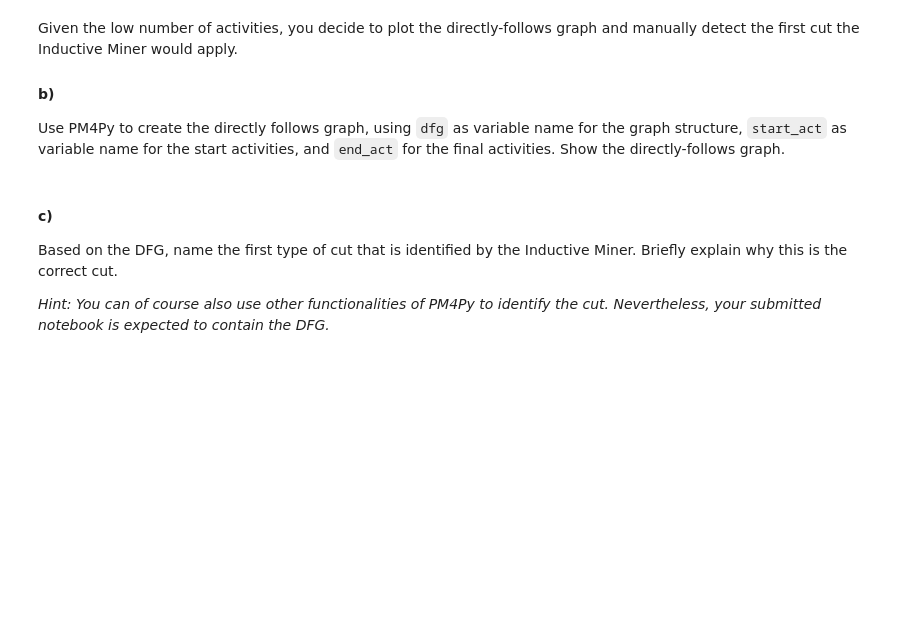
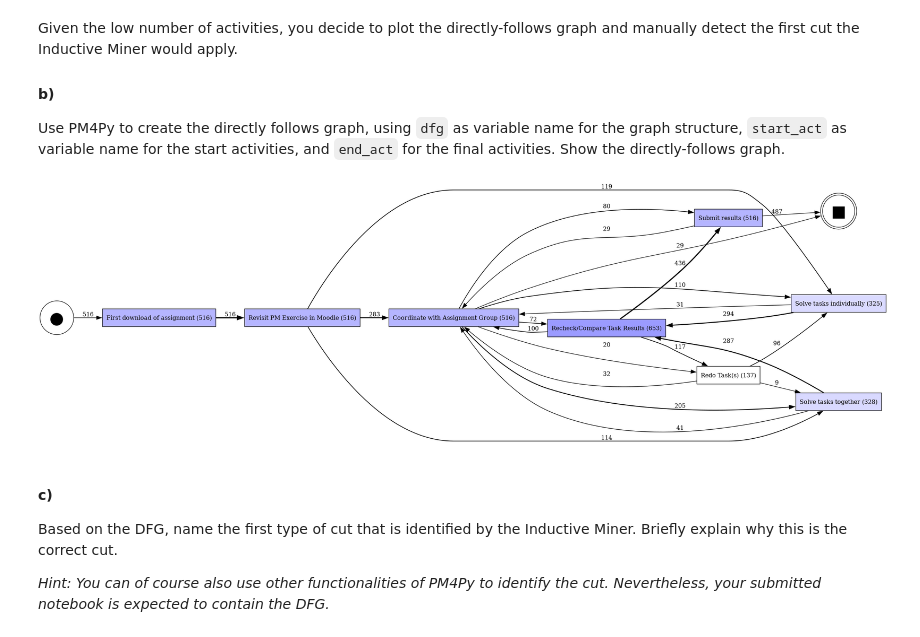
Before and after one commit to sillyduckyluck/IDS_part_2, a Jupyter notebook: Part_2/Q3_Process_Mining.ipynb, the cells around one changed output. Cells and saved outputs as stored; diff of their text form; code cells hidden in the pictures; blank space fills up the shorter version.

```diff
--- a/Part_2/Q3_Process_Mining.ipynb
+++ b/Part_2/Q3_Process_Mining.ipynb
@@ -59,4 +59,14 @@ The event log should be imported as a pandas dataframe which is a PM4Py suitable
 * `case_count`: How many groups took Part II of the assignment in Wintersemester 2021/2022?
 * `activity_count`: How many unique activities were logged?
 # %%
-# YOUR CODE HERE
+log_groups = pd.read_csv("./datasets/q3_event_log_pt1.csv")
+display(log_groups.head())
+print(f"there were %s different activiities" % (log_groups['Activity'].nunique()))
+print(f"there were %s different groups" % (log_groups['Group Number'].nunique()))
+
+log_groups2 = pd.DataFrame()
+
+log_groups2['Timestamp'] = pd.to_datetime(log_groups['Timestamp'])
+log_groups2['Activity'] = log_groups['Activity'].astype('string')
+log_groups2['ID'] = log_groups['Group Number'].astype('string')
+print(log_groups2.dtypes)
@@ -70,3 +91,10 @@ Use PM4Py to create the directly follows graph, using `dfg` as variable name for
+# %%
+# YOUR CODE HERE
+
+dfg, start_act, end_act = pm4py.discover_dfg(log_groups2, activity_key="Activity",case_id_key="ID", timestamp_key= "Timestamp")
+pm4py.view_dfg(dfg, start_act, end_act)
+# %% [output]
+[figure, added]
 # %% [markdown]
 #### c)
 Based on the DFG, name the first type of cut that is identified by the Inductive Miner. Briefly explain why this is the correct cut.
```
Also changed, not shown: parts of 2 cells of this notebook.
